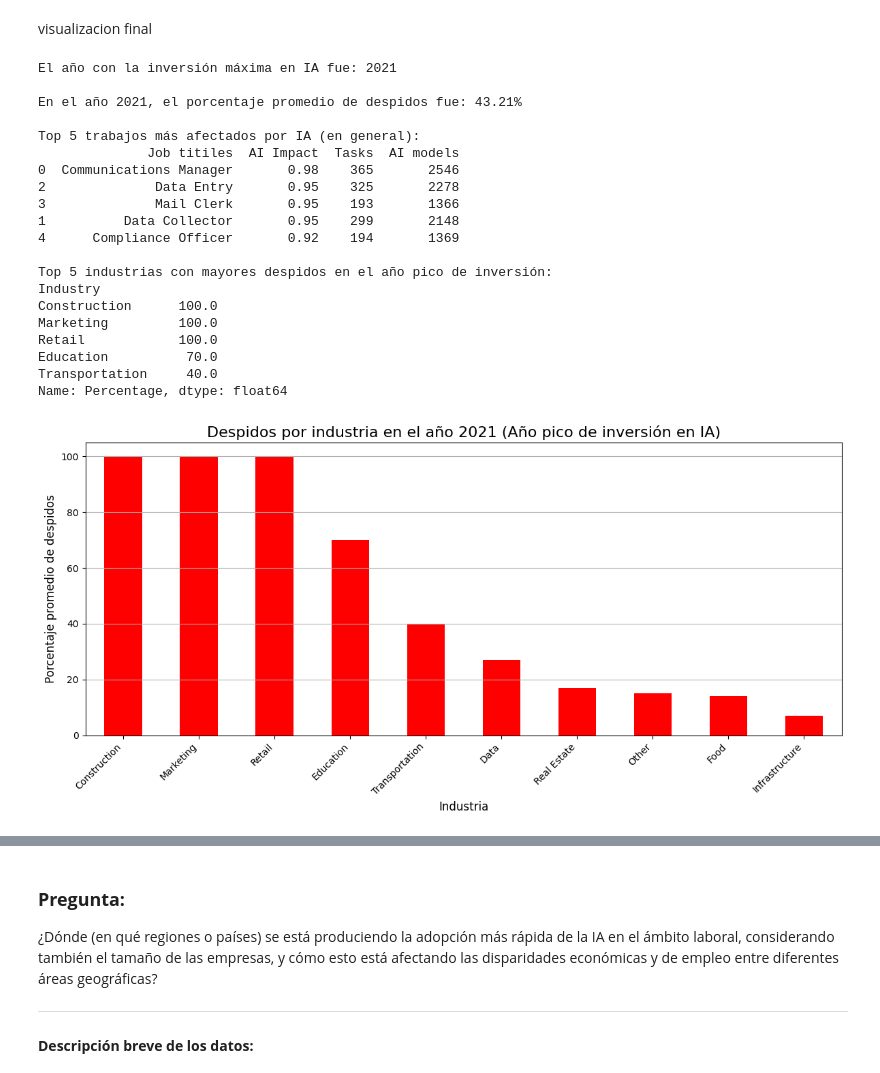
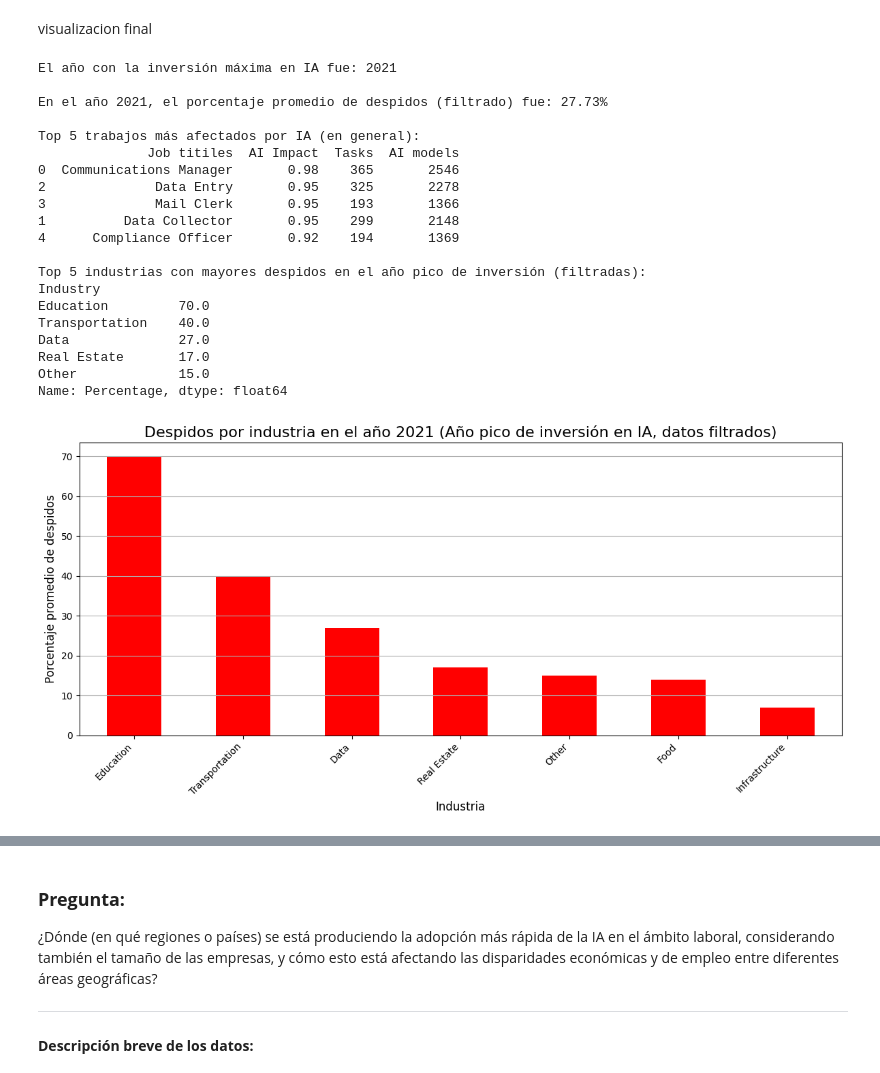
Before and after one commit to adrianalessandro/proyecto_csdatos, a Jupyter notebook: nico.ipynb, the cells around one changed output, grey strips where cells are left out. Saved outputs shown, nothing was run; the diff lists cells and outputs as text; code cells hidden in the pictures.

```diff
--- a/nico.ipynb
+++ b/nico.ipynb
@@ -274,9 +300,20 @@ print("\nTop 5 industrias con mayor porcentaje promedio de despidos:")
 print(industry_layoffs.head(5))
 
 # Visualizar impacto por industria
+# Filtrar industrias con porcentaje de despidos menor al 100%
+filtered_layoffs_data = layoffs_data[layoffs_data['Percentage'] < 100]
+
+# Recalcular el promedio de despidos por industria
+industry_layoffs_filtered = filtered_layoffs_data.groupby('Industry')['Percentage'].mean().sort_values(ascending=False)
+
+# Mostrar las 5 industrias principales después del filtro
+print("\nTop 5 industrias con mayor porcentaje promedio de despidos (después de eliminar 100%):")
+print(industry_layoffs_filtered.head(5))
+
+# Visualizar impacto por industria después del filtro
 plt.figure(figsize=(12, 8))
-industry_layoffs.head(10).plot(kind='bar', color='orange')
-plt.title('Top 10 industrias con mayor porcentaje promedio de despidos', fontsize=16)
+industry_layoffs_filtered.head(10).plot(kind='bar', color='orange')
+plt.title('Top 10 industrias con mayor porcentaje promedio de despidos (filtradas)', fontsize=16)
 plt.xlabel('Industria', fontsize=12)
 plt.ylabel('Porcentaje promedio de despidos', fontsize=12)
 plt.xticks(rotation=45, ha='right')
@@ -304,54 +350,55 @@ investment_peak_year = investment_trend.idxmax()
 print(f"\nEl año con la inversión máxima en IA fue: {investment_peak_year}")
 
 # 2. Filtrar datos de despidos para el año de inversión máxima
-layoffs_peak_year = layoffs_data[layoffs_data['Year'] == investment_peak_year]
+# Usamos el dataset filtrado sin industrias con 100% de despidos
+layoffs_peak_year_filtered = filtered_layoffs_data[filtered_layoffs_data['Year'] == investment_peak_year]
 
-# Calcular el promedio de porcentaje de despidos en el año pico
-average_layoffs_peak = layoffs_peak_year['Percentage'].mean()
-print(f"\nEn el año {investment_peak_year}, el porcentaje promedio de despidos fue: {average_layoffs_peak:.2f}%")
+# Calcular el promedio de porcentaje de despidos en el año pico (datos filtrados)
+average_layoffs_peak_filtered = layoffs_peak_year_filtered['Percentage'].mean()
+print(f"\nEn el año {investment_peak_year}, el porcentaje promedio de despidos (filtrado) fue: {average_layoffs_peak_filtered:.2f}%")
 
 # 3. Analizar el impacto de IA en los trabajos durante el año pico de inversión
 # Obtener los trabajos más afectados en todos los años
 most_affected_jobs = jobs_data.sort_values('AI Impact', ascending=False).head(5)
 print("\nTop 5 trabajos más afectados por IA (en general):")
 print(most_affected_jobs[['Job titiles', 'AI Impact', 'Tasks', 'AI models']])
 
 # 4. Relación entre inversión y despidos por industria en el año pico
-industry_layoffs_peak = layoffs_peak_year.groupby('Industry')['Percentage'].mean().sort_values(ascending=False)
-print("\nTop 5 industrias con mayores despidos en el año pico de inversión:")
-print(industry_layoffs_peak.head(5))
+industry_layoffs_peak_filtered = layoffs_peak_year_filtered.groupby('Industry')['Percentage'].mean().sort_values(ascending=False)
+print("\nTop 5 industrias con mayores despidos en el año pico de inversión (filtradas):")
+print(industry_layoffs_peak_filtered.head(5))
 
-# Visualización: Relación de despidos e inversión en el año pico
+# Visualización: Relación de despidos e inversión en el año pico (datos filtrados)
 plt.figure(figsize=(12, 6))
-industry_layoffs_peak.head(10).plot(kind='bar', color='red')
-plt.title(f'Despidos por industria en el año {investment_peak_year} (Año pico de inversión en IA)', fontsize=16)
+industry_layoffs_peak_filtered.head(10).plot(kind='bar', color='red')
+plt.title(f'Despidos por industria en el año {investment_peak_year} (Año pico de inversión en IA, datos filtrados)', fontsize=16)
 plt.xlabel('Industria', fontsize=12)
 plt.ylabel('Porcentaje promedio de despidos', fontsize=12)
 plt.xticks(rotation=45, ha='right')
 plt.grid(axis='y')
 plt.tight_layout()
 plt.show()
 # %% [output]
 El año con la inversión máxima en IA fue: 2021
 
-En el año 2021, el porcentaje promedio de despidos fue: 43.21%
+En el año 2021, el porcentaje promedio de despidos (filtrado) fue: 27.73%
 
 Top 5 trabajos más afectados por IA (en general):
               Job titiles  AI Impact  Tasks  AI models
 0  Communications Manager       0.98    365       2546
 2              Data Entry       0.95    325       2278
 3              Mail Clerk       0.95    193       1366
 1          Data Collector       0.95    299       2148
 4      Compliance Officer       0.92    194       1369
 
-Top 5 industrias con mayores despidos en el año pico de inversión:
+Top 5 industrias con mayores despidos en el año pico de inversión (filtradas):
 Industry
-Construction      100.0
-Marketing         100.0
-Retail            100.0
-Education          70.0
-Transportation     40.0
+Education         70.0
+Transportation    40.0
+Data              27.0
+Real Estate       17.0
+Other             15.0
 Name: Percentage, dtype: float64
-[figure, old version]
+[figure, new version]
 # %% [markdown]
 ### **Resumen del impacto de la inversión en IA en el empleo**
```
Also changed, not shown: parts of 3 cells of this notebook.
